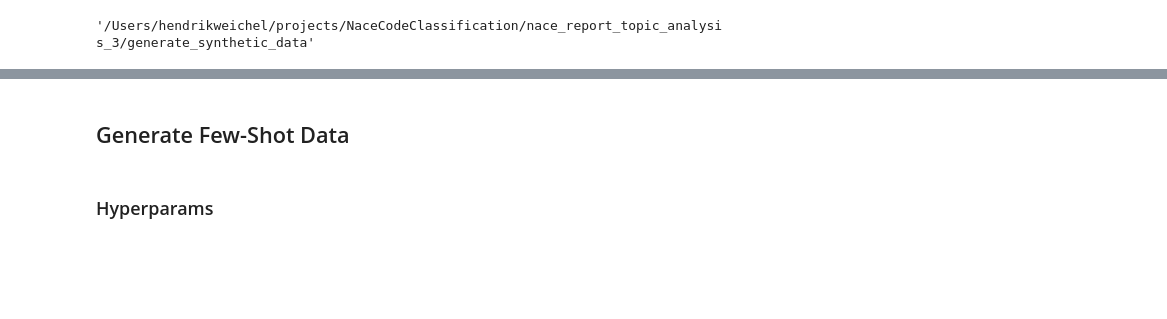
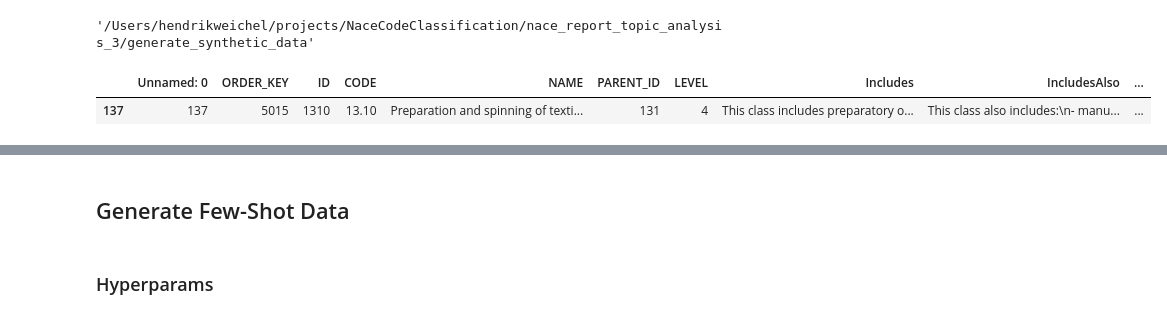
Before and after one commit to hendrikweichel/nace_report_topic_analysis, a Jupyter notebook: generate_synthetic_data/generate_synthetic_data_topics_level_4_best.ipynb, the cells around one changed output, grey strips where cells are left out. Drawn from its saved outputs; the diff is of its cells as text; code cells hidden in the pictures; blank space fills up the shorter version.

```diff
--- a/generate_synthetic_data/generate_synthetic_data_topics_level_4_best.ipynb
+++ b/generate_synthetic_data/generate_synthetic_data_topics_level_4_best.ipynb
@@ -115,0 +88,7 @@ def get_sublevels_df(nace_class, level) -> pd.DataFrame:
+# %%
+#nace_descriptions[nace_descriptions["PARENT_ID"] == nace_descriptions[nace_descriptions["CODE"] == "01.1"]["ID"]]
+nace_descriptions[nace_descriptions["PARENT_ID"] == "1399"]
+nace_descriptions[nace_descriptions["ID"] == "1310"]
+# %% [output]
+|  | Unnamed: 0 | ORDER_KEY | ID | CODE | NAME | PARENT_ID | LEVEL | Includes | IncludesAlso | ... |
+| 137 | 137 | 5015 | 1310 | 13.10 | Preparation and spinning of texti... | 131 | 4 | This class includes preparatory o... | This class also includes:\n- manu... | ... |
```
Also changed, not shown: parts of 6 cells of this notebook, 4 other files.
